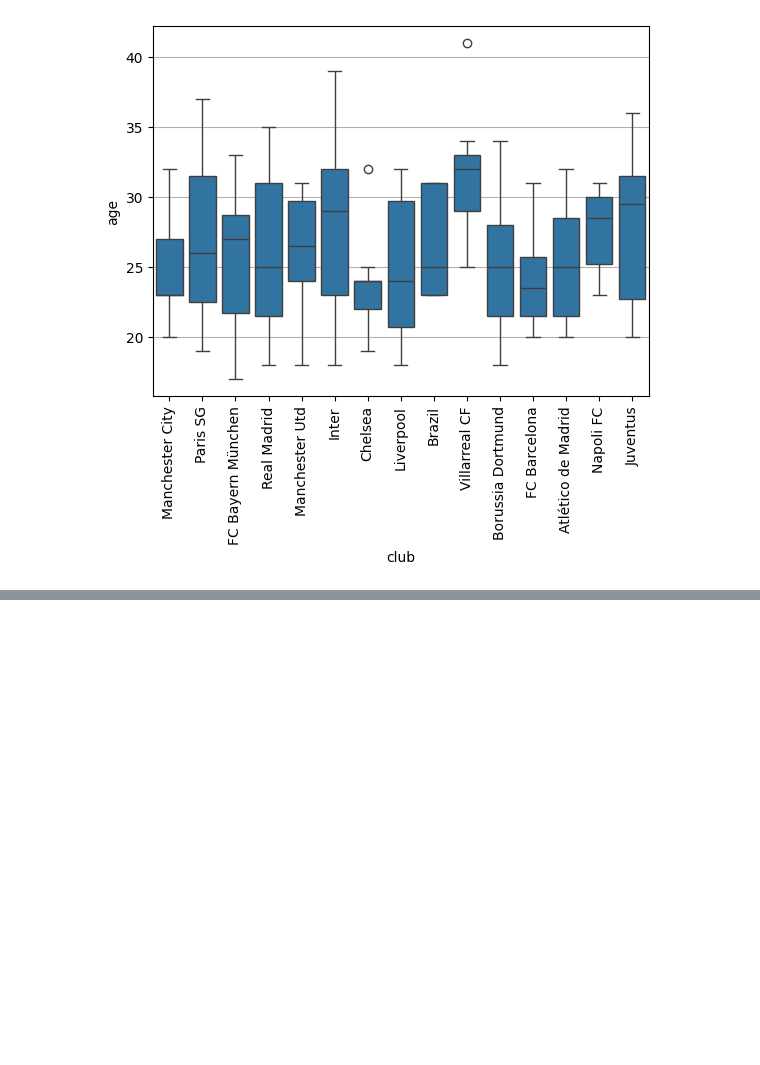
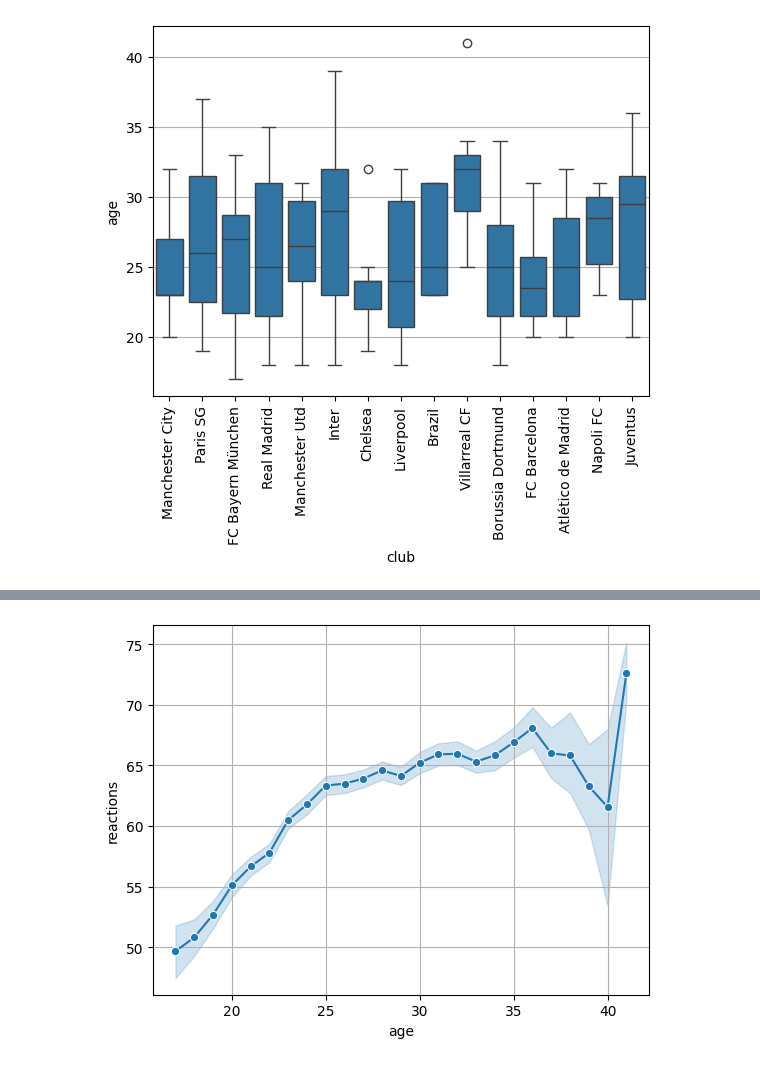
Before and after one commit to jsinkx/bigdata-player-stats-coursework, a Jupyter notebook: players_stats.ipynb, the cells around one changed output, grey strips where cells are left out. Cells and saved outputs as stored; diff of their text form; code cells hidden in the pictures; blank space fills up the shorter version.

```diff
--- a/players_stats.ipynb
+++ b/players_stats.ipynb
@@ -409,0 +423,8 @@ plt.show()
+# %%
+X_REACTIONS = sorted(df['reactions'].unique())
+
+ax = sns.lineplot(df, x='age', y='reactions', marker='o')
+plt.grid()
+plt.show()
+# %% [output]
+[figure, added]
```
Also changed, not shown: parts of 5 cells of this notebook.
